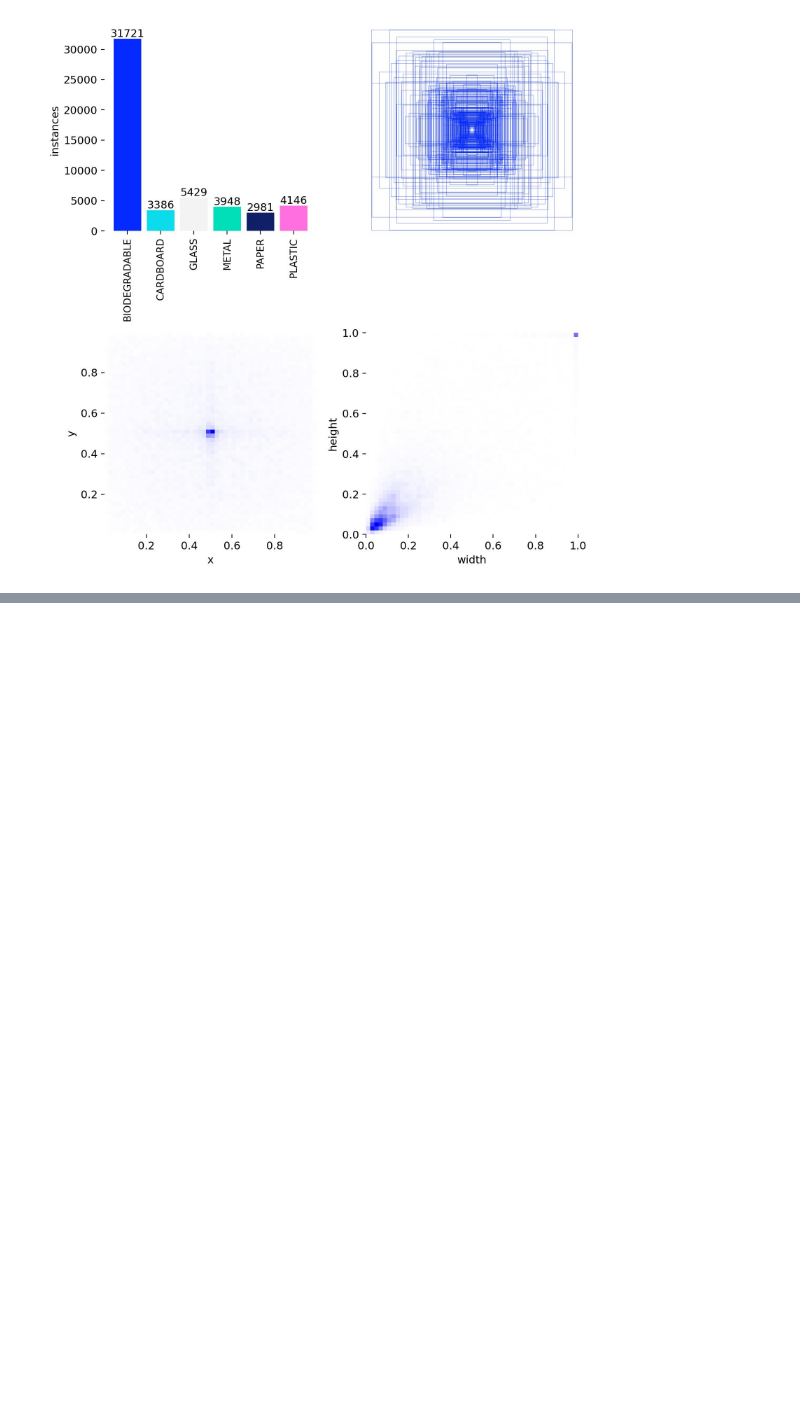
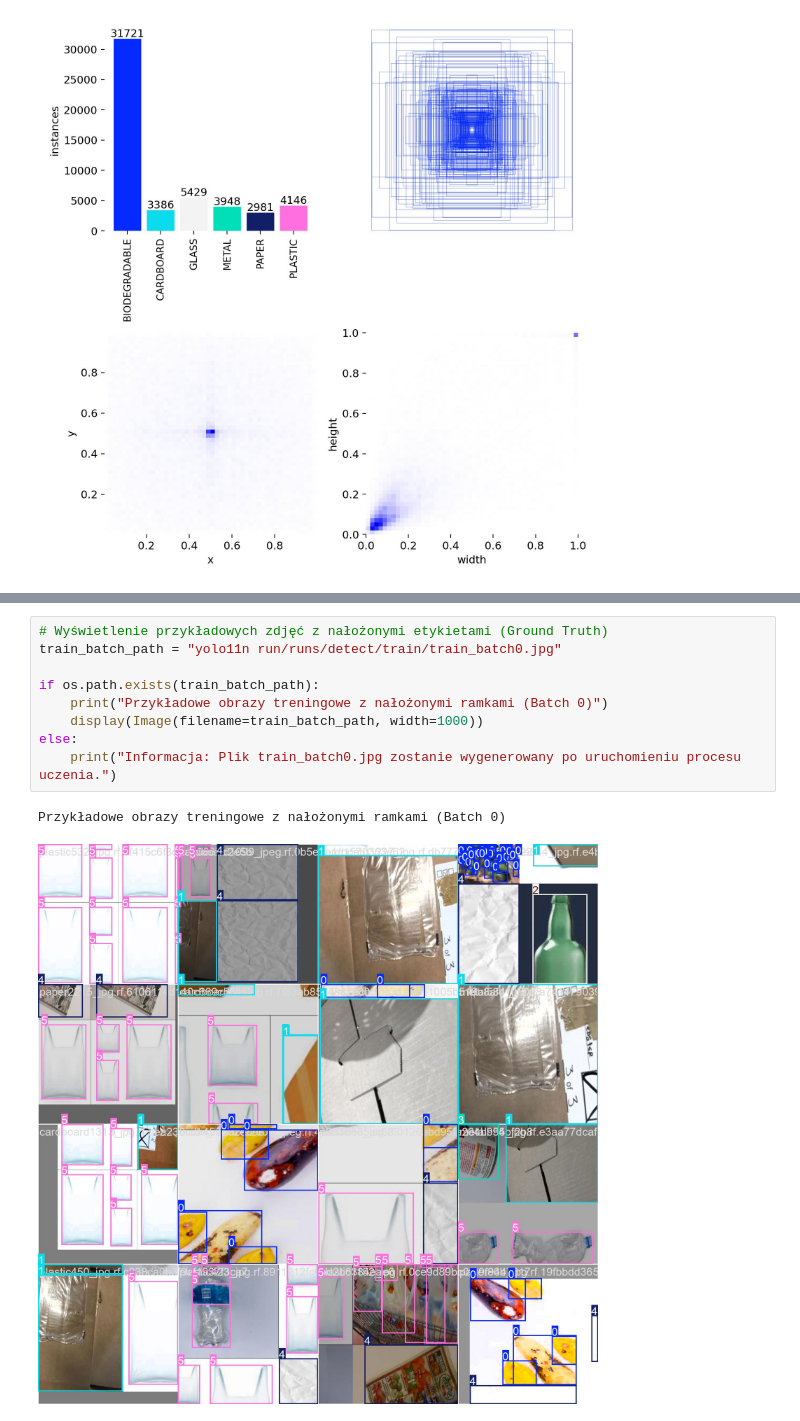
Before and after one commit to damhero/GarbageClassification, a Jupyter notebook: trening_raport_koncowy.ipynb, the cells around one changed output, grey strips where cells are left out. Drawn from its saved outputs; the diff is of its cells as text; blank space fills up the shorter version.

```diff
--- a/trening_raport_koncowy.ipynb
+++ b/trening_raport_koncowy.ipynb
@@ -109,0 +110,12 @@ Przeprowadzona analiza eksploracyjna wykazała, że zbiór danych jest techniczn
+# %%
+# Wyświetlenie przykładowych zdjęć z nałożonymi etykietami (Ground Truth)
+train_batch_path = "yolo11n run/runs/detect/train/train_batch0.jpg"
+
+if os.path.exists(train_batch_path):
+    print("Przykładowe obrazy treningowe z nałożonymi ramkami (Batch 0)")
+    display(Image(filename=train_batch_path, width=1000))
+else:
+    print("Informacja: Plik train_batch0.jpg zostanie wygenerowany po uruchomieniu procesu uczenia.")
+# %% [output]
+Przykładowe obrazy treningowe z nałożonymi ramkami (Batch 0)
+[figure, added]
```
Also changed, not shown: parts of 5 cells of this notebook.
